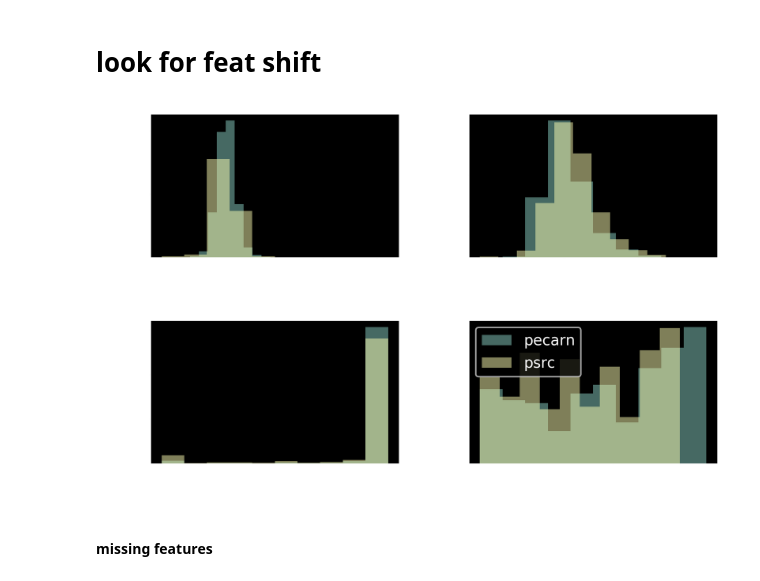
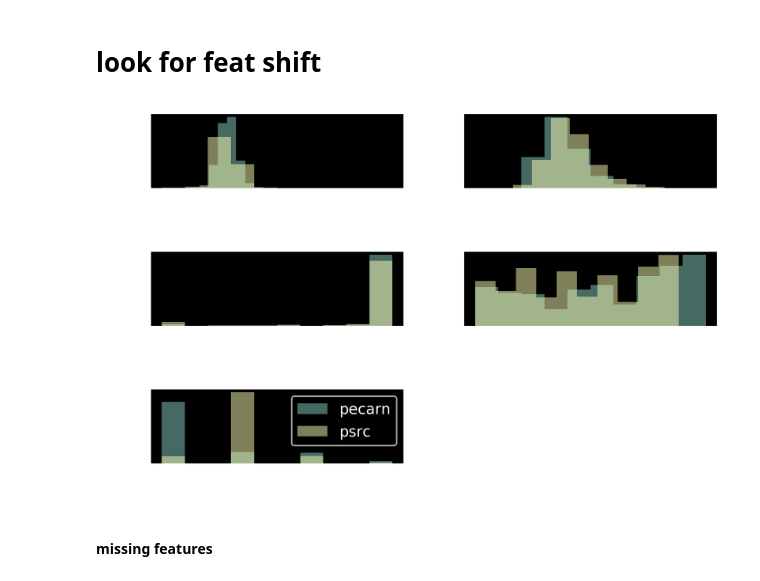
Before and after one commit to csinva/iai-clinical-decision-rule, a Jupyter notebook: 01_feat_matching.ipynb, the cells around one changed output. Saved outputs shown, nothing was run; the diff lists cells and outputs as text; code cells hidden in the pictures.

```diff
--- a/01_feat_matching.ipynb
+++ b/01_feat_matching.ipynb
@@ -105,17 +87,17 @@ pecarn but not psrc
 # %% [markdown]
 # look for feat shift
 # %%
-R, C, = 2, 2
-feats_numerical = ['InitSysBPRange', 'InitHeartRate', 'GCSScore', 'Age']
+R, C, = 3, 2
+feats_numerical = ['InitSysBPRange', 'InitHeartRate', 'GCSScore', 'Age', 'AbdTenderDegree']
 plt.figure(dpi=300)
-for i in range(R * C):
+for i in range(len(feats_numerical)):
     plt.subplot(R, C, i + 1)
-    feat = feats[i]
+    feat = feats_numerical[i]
     plt.hist(df_pecarn[feat], density=True, alpha=0.5, label='pecarn')
     plt.hist(df_psrc[feat], density=True, alpha=0.5, label='psrc')
     plt.xlabel(feat)
 plt.legend()
 plt.tight_layout()
 plt.show()
 # %% [output]
-[figure, old version]
+[figure, new version]
```
Also changed, not shown: parts of 3 cells of this notebook, 3 other files.
